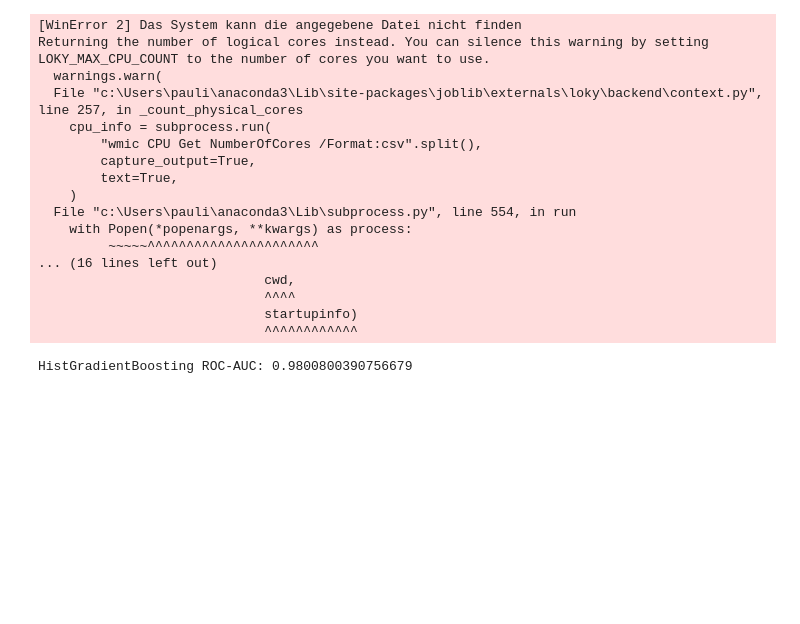
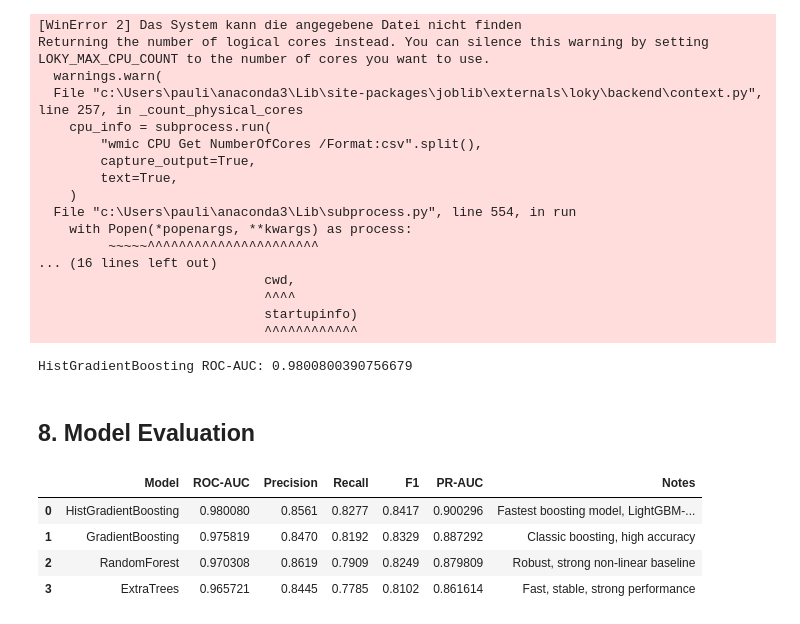
Before and after one commit to PaulinaMamiaga/customer-churn-intelligence-system, a Jupyter notebook: notebooks/03_modeling_and_evaluation.ipynb, the cells around one changed output. Drawn from its saved outputs; the diff is of its cells as text; code cells hidden in the pictures; blank space fills up the shorter version.

```diff
--- a/notebooks/03_modeling_and_evaluation.ipynb
+++ b/notebooks/03_modeling_and_evaluation.ipynb
@@ -399,3 +399,5 @@ Returning the number of logical cores instead. You can silence this warning by s
                              startupinfo)
                              ^^^^^^^^^^^^
 HistGradientBoosting ROC-AUC: 0.9800800390756679
+# %% [markdown]
+## **8. Model Evaluation**
@@ -401,0 +424,37 @@ HistGradientBoosting ROC-AUC: 0.9800800390756679
+# %%
+# 8.2 Final Model Comparison Table
+advanced_results = pd.DataFrame([
+    {
+        "Model": "HistGradientBoosting",
+        "ROC-AUC": round(hgb_auc, 6),
+        **hgb_metrics,
+        "Notes": "Fastest boosting model, LightGBM-like"
+    },
+    {
+        "Model": "GradientBoosting",
+        "ROC-AUC": round(gb_auc, 6),
+        **gb_metrics,
+        "Notes": "Classic boosting, high accuracy"
+    },
+    {
+        "Model": "RandomForest",
+        "ROC-AUC": round(rf_auc, 6),
+        **rf_metrics,
+        "Notes": "Robust, strong non-linear baseline"
+    },
+    {
+        "Model": "ExtraTrees",
+        "ROC-AUC": round(et_auc, 6),
+        **et_metrics,
+        "Notes": "Fast, stable, strong performance"
+    }
+])
+
+advanced_results = advanced_results.sort_values(by="ROC-AUC", ascending=False).reset_index(drop=True)
+advanced_results
+# %% [output]
+|  | Model | ROC-AUC | Precision | Recall | F1 | PR-AUC | Notes |
+| 0 | HistGradientBoosting | 0.980080 | 0.8561 | 0.8277 | 0.8417 | 0.900296 | Fastest boosting model, LightGBM-... |
+| 1 | GradientBoosting | 0.975819 | 0.8470 | 0.8192 | 0.8329 | 0.887292 | Classic boosting, high accuracy |
+| 2 | RandomForest | 0.970308 | 0.8619 | 0.7909 | 0.8249 | 0.879809 | Robust, strong non-linear baseline |
+| 3 | ExtraTrees | 0.965721 | 0.8445 | 0.7785 | 0.8102 | 0.861614 | Fast, stable, strong performance |
```
Also changed, not shown: parts of 7 cells of this notebook.
